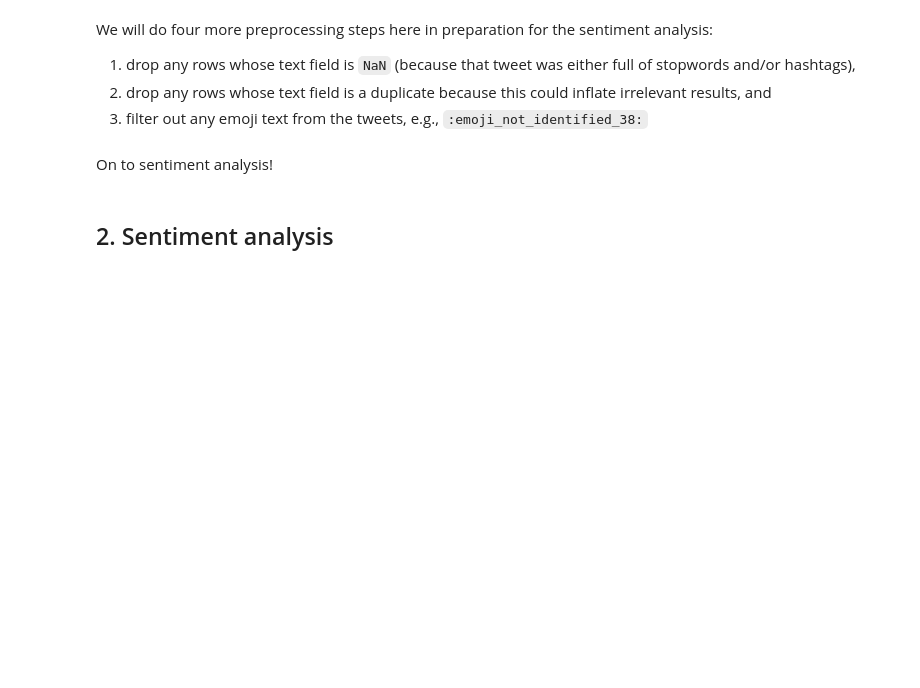
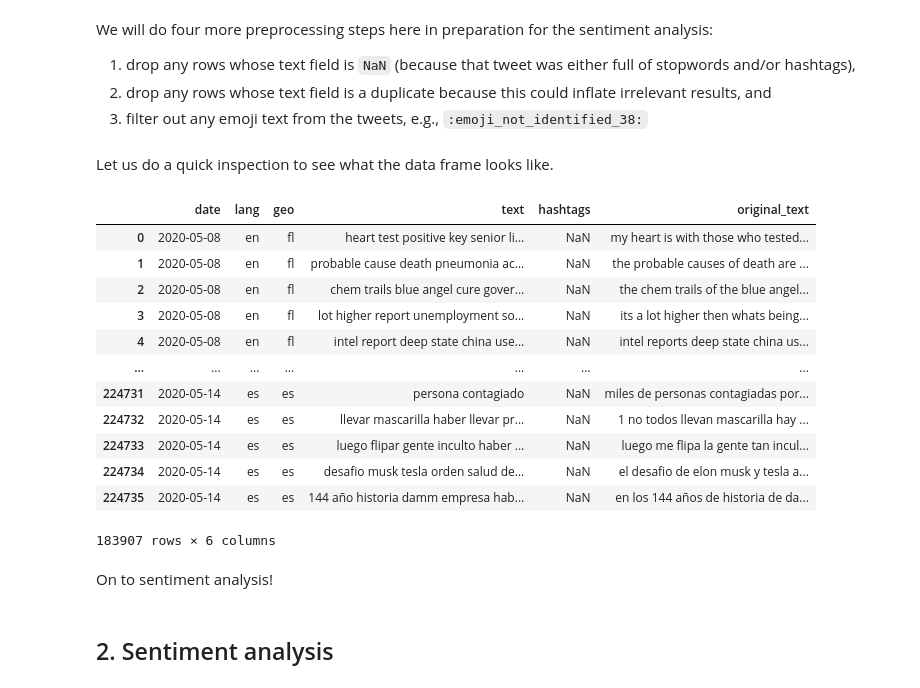
Before and after one commit to dh-miami/narratives_covid19, a Jupyter notebook: scripts/freq_analysis/coveet_sentiment.ipynb, the cells around one changed output. Cells and saved outputs as stored; diff of their text form; code cells hidden in the pictures; blank space fills up the shorter version.

```diff
--- a/scripts/freq_analysis/coveet_sentiment.ipynb
+++ b/scripts/freq_analysis/coveet_sentiment.ipynb
@@ -73,6 +87,24 @@ def filter_emoji_text(text):
     return re.sub(r":.+?:", "", text).strip()
 # %%
 df['text'] = df['text'].apply(filter_emoji_text)
+# %% [markdown]
+Let us do a quick inspection to see what the data frame looks like.
+# %%
+df
+# %% [output]
+|  | date | lang | geo | text | hashtags | original_text |
+| 0 | 2020-05-08 | en | fl | heart test positive key senior li... | NaN | my heart is with those who tested... |
+| 1 | 2020-05-08 | en | fl | probable cause death pneumonia ac... | NaN | the probable causes of death are ... |
+| 2 | 2020-05-08 | en | fl | chem trails blue angel cure gover... | NaN | the chem trails of the blue angel... |
+| 3 | 2020-05-08 | en | fl | lot higher report unemployment so... | NaN | its a lot higher then whats being... |
+| 4 | 2020-05-08 | en | fl | intel report deep state china use... | NaN | intel reports deep state china us... |
+| ... | ... | ... | ... | ... | ... | ... |
+| 224731 | 2020-05-14 | es | es | persona contagiado | NaN | miles de personas contagiadas por... |
+| 224732 | 2020-05-14 | es | es | llevar mascarilla haber llevar pr... | NaN | 1 no todos llevan mascarilla hay ... |
+| 224733 | 2020-05-14 | es | es | luego flipar gente inculto haber ... | NaN | luego me flipa la gente tan incul... |
+| 224734 | 2020-05-14 | es | es | desafio musk tesla orden salud de... | NaN | el desafio de elon musk y tesla a... |
+| 224735 | 2020-05-14 | es | es | 144 año historia damm empresa hab... | NaN | en los 144 años de historia de da... |
+183907 rows × 6 columns
 # %% [markdown]
 On to sentiment analysis!
 # %% [markdown]
```
Also changed, not shown: parts of 10 cells of this notebook.
